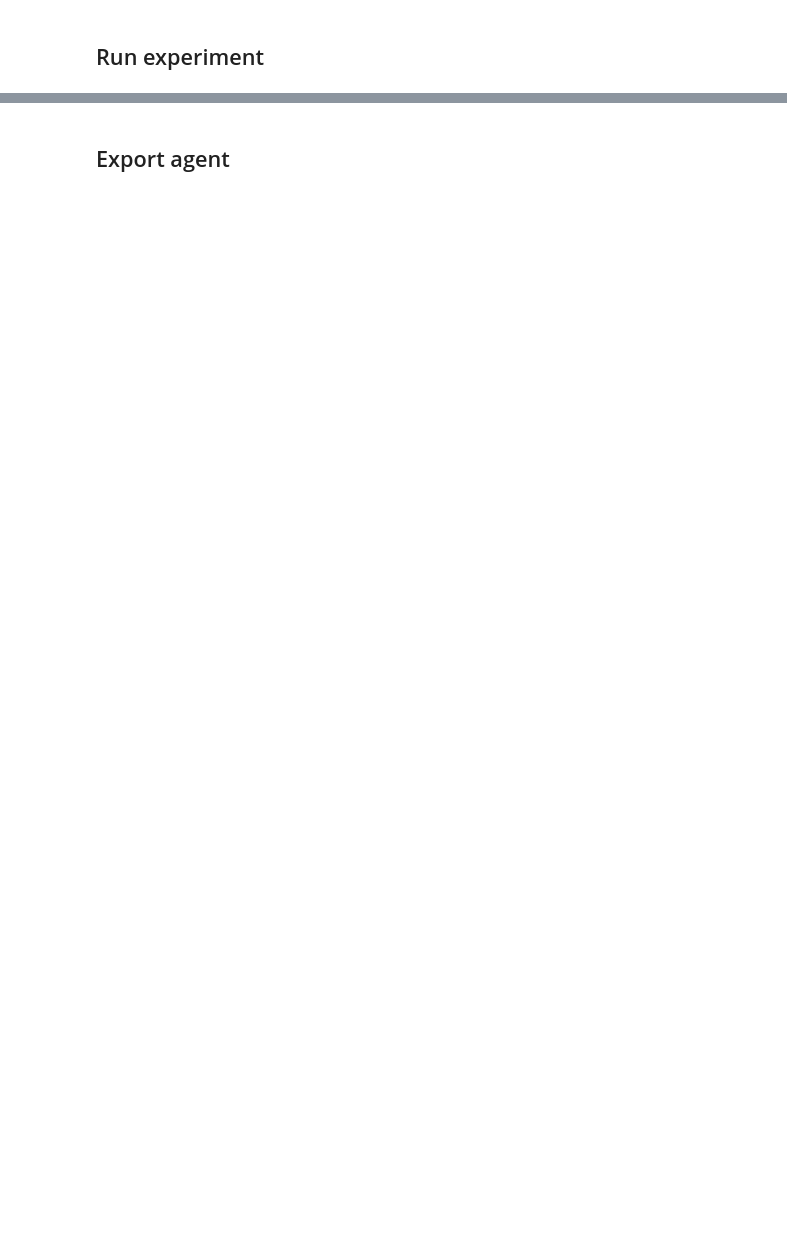
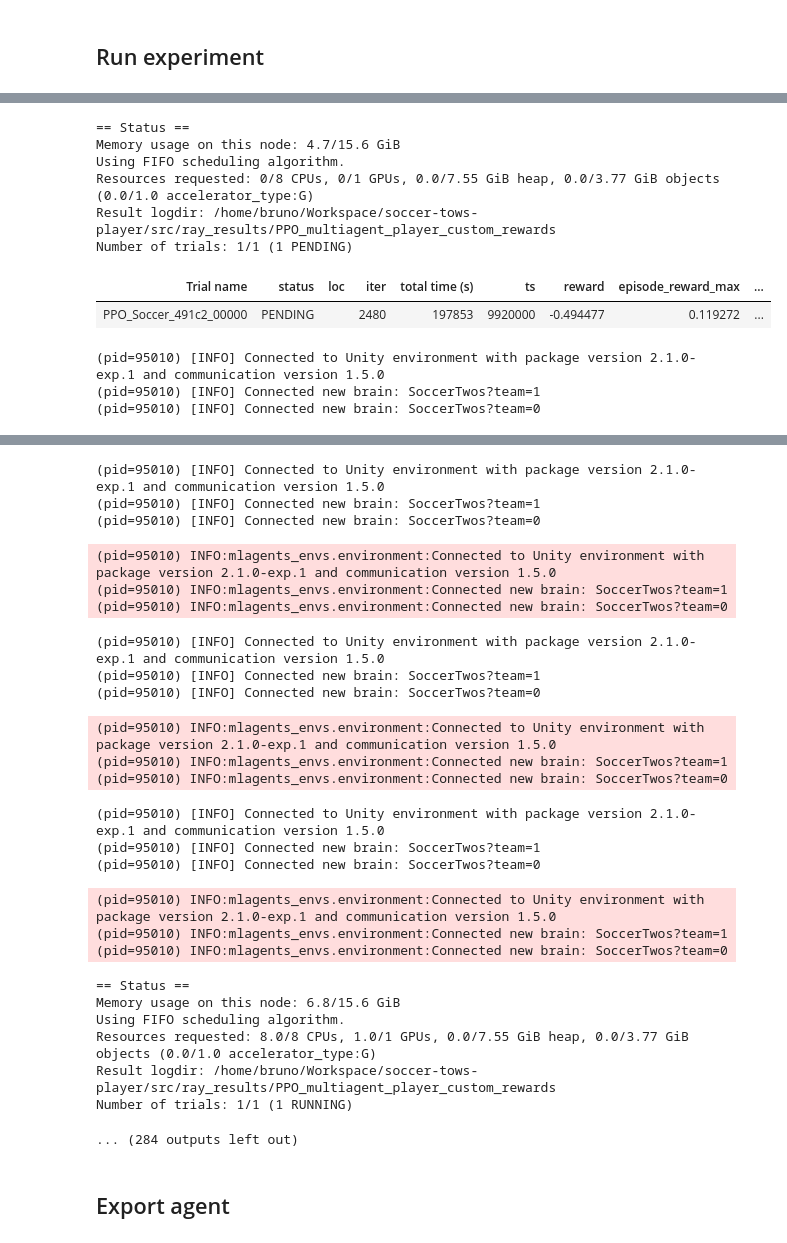
Before and after one commit to brunoconterato/ceia-soccer-twos-player, a Jupyter notebook: src/experiments/ppo_multiagent/experiment.ipynb, the cells around one changed output, grey strips where cells are left out. Saved outputs shown, nothing was run; the diff lists cells and outputs as text; code cells hidden in the pictures; blank space fills up the shorter version.

```diff
--- a/src/experiments/ppo_multiagent/experiment.ipynb
+++ b/src/experiments/ppo_multiagent/experiment.ipynb
@@ -625,11 +633,11 @@ def run_experiment():
         # name="Measuring_rewards",
         config=config,
         stop=stop,
-        checkpoint_freq=1,
+        checkpoint_freq=100,
         checkpoint_at_end=True,
         local_dir="../../ray_results",
         # restore="../../ray_results/PPO_selfplay_1/PPO_Soccer_ID/checkpoint_00X/checkpoint-X",
-        # resume=True
+        resume=True
     )
 
     # Gets best trial based on max accuracy across all training iterations.
@@ -645,3 +653,4 @@ def run_experiment():
 
 
 run_experiment()
+# %% [output]
@@ -647,0 +659,11 @@ run_experiment()
+== Status ==
+Memory usage on this node: 4.7/15.6 GiB
+Using FIFO scheduling algorithm.
+Resources requested: 0/8 CPUs, 0/1 GPUs, 0.0/7.55 GiB heap, 0.0/3.77 GiB objects (0.0/1.0 accelerator_type:G)
+Result logdir: /home/bruno/Workspace/soccer-tows-player/src/ray_results/PPO_multiagent_player_custom_rewards
+Number of trials: 1/1 (1 PENDING)
+| Trial name | status | loc | iter | total time (s) | ts | reward | episode_reward_max | ... |
+| PPO_Soccer_491c2_00000 | PENDING |  | 2480 | 197853 | 9920000 | -0.494477 | 0.119272 | ... |
+(pid=95010) [INFO] Connected to Unity environment with package version 2.1.0-exp.1 and communication version 1.5.0
+(pid=95010) [INFO] Connected new brain: SoccerTwos?team=1
+(pid=95010) [INFO] Connected new brain: SoccerTwos?team=0
@@ -648,3 +677,28 @@ run_experiment()
+(pid=95010) [INFO] Connected to Unity environment with package version 2.1.0-exp.1 and communication version 1.5.0
+(pid=95010) [INFO] Connected new brain: SoccerTwos?team=1
+(pid=95010) [INFO] Connected new brain: SoccerTwos?team=0
+(pid=95010) INFO:mlagents_envs.environment:Connected to Unity environment with package version 2.1.0-exp.1 and communication version 1.5.0
+(pid=95010) INFO:mlagents_envs.environment:Connected new brain: SoccerTwos?team=1
+(pid=95010) INFO:mlagents_envs.environment:Connected new brain: SoccerTwos?team=0
+(pid=95010) [INFO] Connected to Unity environment with package version 2.1.0-exp.1 and communication version 1.5.0
+(pid=95010) [INFO] Connected new brain: SoccerTwos?team=1
+(pid=95010) [INFO] Connected new brain: SoccerTwos?team=0
+(pid=95010) INFO:mlagents_envs.environment:Connected to Unity environment with package version 2.1.0-exp.1 and communication version 1.5.0
+(pid=95010) INFO:mlagents_envs.environment:Connected new brain: SoccerTwos?team=1
+(pid=95010) INFO:mlagents_envs.environment:Connected new brain: SoccerTwos?team=0
+(pid=95010) [INFO] Connected to Unity environment with package version 2.1.0-exp.1 and communication version 1.5.0
+(pid=95010) [INFO] Connected new brain: SoccerTwos?team=1
+(pid=95010) [INFO] Connected new brain: SoccerTwos?team=0
+(pid=95010) INFO:mlagents_envs.environment:Connected to Unity environment with package version 2.1.0-exp.1 and communication version 1.5.0
+(pid=95010) INFO:mlagents_envs.environment:Connected new brain: SoccerTwos?team=1
+(pid=95010) INFO:mlagents_envs.environment:Connected new brain: SoccerTwos?team=0
+== Status ==
+Memory usage on this node: 6.8/15.6 GiB
+Using FIFO scheduling algorithm.
+Resources requested: 8.0/8 CPUs, 1.0/1 GPUs, 0.0/7.55 GiB heap, 0.0/3.77 GiB objects (0.0/1.0 accelerator_type:G)
+Result logdir: /home/bruno/Workspace/soccer-tows-player/src/ray_results/PPO_multiagent_player_custom_rewards
+Number of trials: 1/1 (1 RUNNING)
+... (284 outputs left out)
 # %% [markdown]
 ## Export agent
 # %%
```
Also changed, not shown: parts of 3 cells of this notebook, 3 other files.
